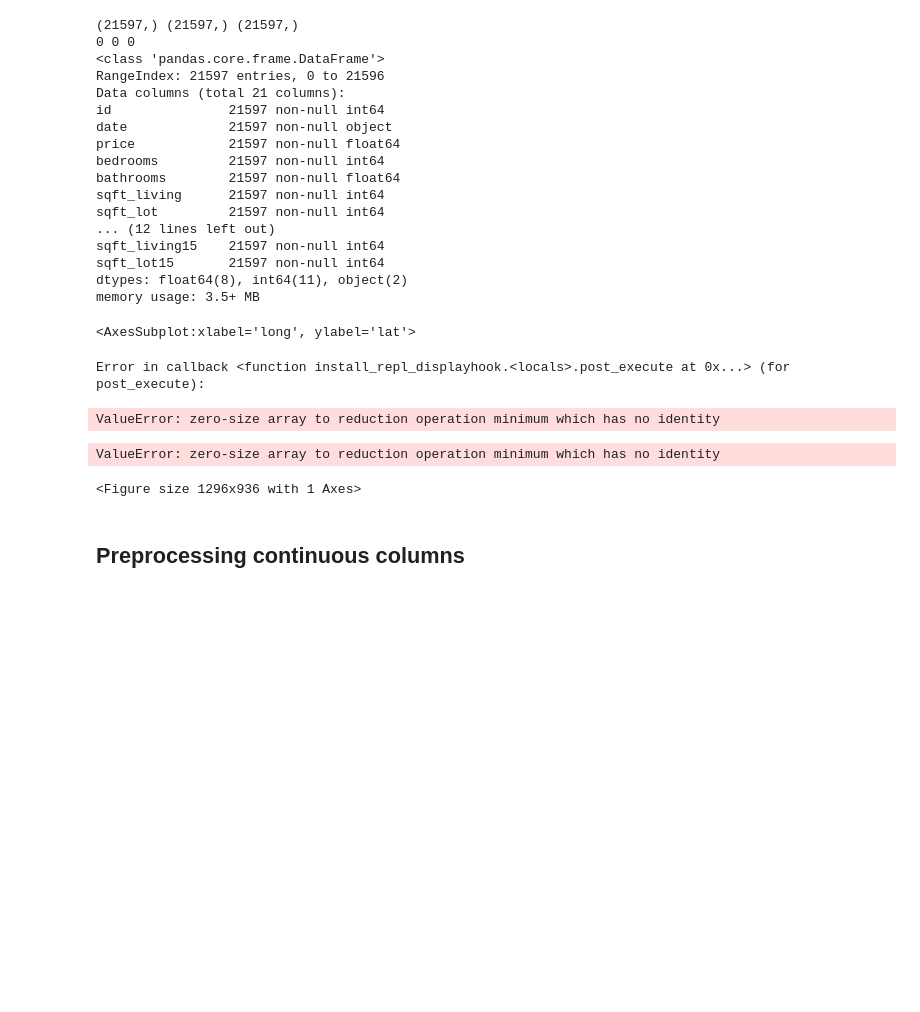
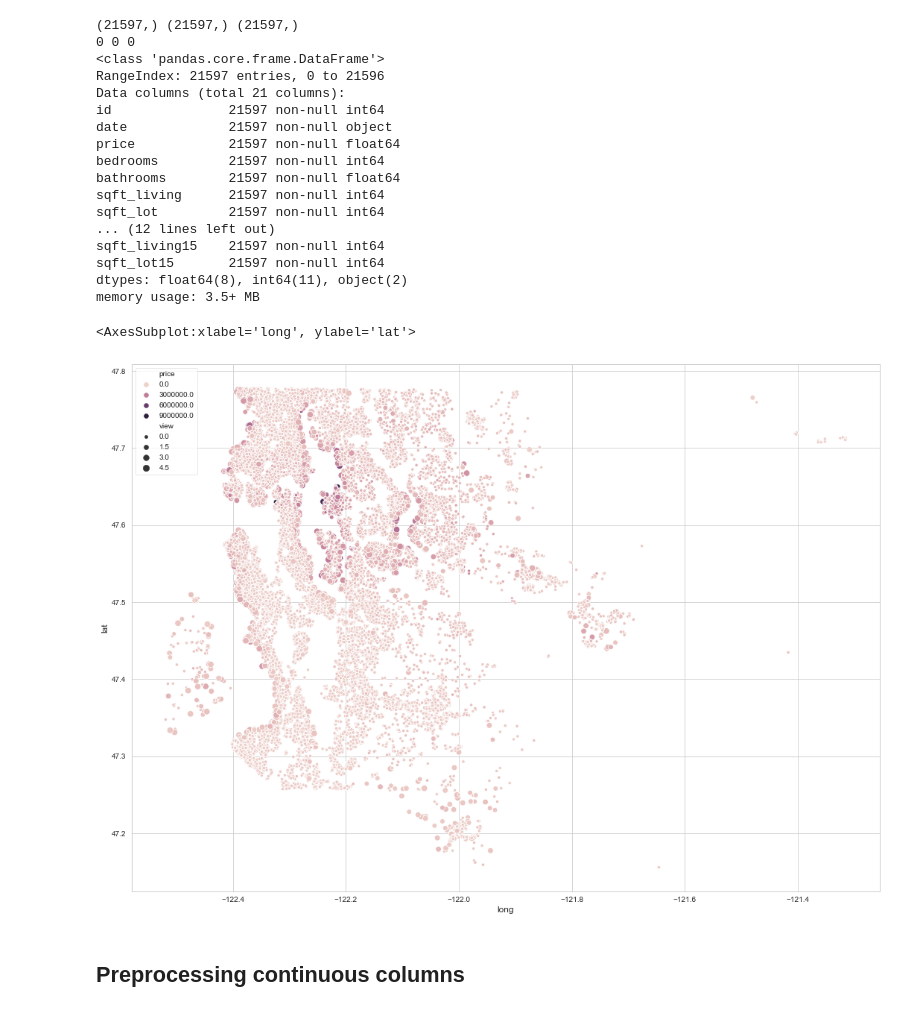
Before and after one commit to singsang2/Mod-2-Kings-County-Housing-Price-Model, a Jupyter notebook: student.ipynb, the cells around one changed output. Drawn from its saved outputs; the diff is of its cells as text; code cells hidden in the pictures; blank space fills up the shorter version.

```diff
--- a/student.ipynb
+++ b/student.ipynb
@@ -69,13 +69,10 @@ dtypes: float64(8), int64(11), object(2)
 memory usage: 3.5+ MB
 # %%
 fig, ax = plt.subplots(figsize=(18,13))
-sns.scatterplot(x='long', y='lat', size='view', data=df)
+sns.scatterplot(x='long', y='lat', size='view', hue='price', data=df)
 # %% [output]
 <AxesSubplot:xlabel='long', ylabel='lat'>
-Error in callback <function install_repl_displayhook.<locals>.post_execute at 0x...> (for post_execute):
-ValueError: zero-size array to reduction operation minimum which has no identity
-ValueError: zero-size array to reduction operation minimum which has no identity
-<Figure size 1296x936 with 1 Axes>
+[figure, added]
 # %%
 # Uncomment and execute the following lines of the codes to skip determining cat/cont columns:
 # predetermed categorical colums:
```
Also changed, not shown: parts of 29 cells of this notebook, 1 other file.
